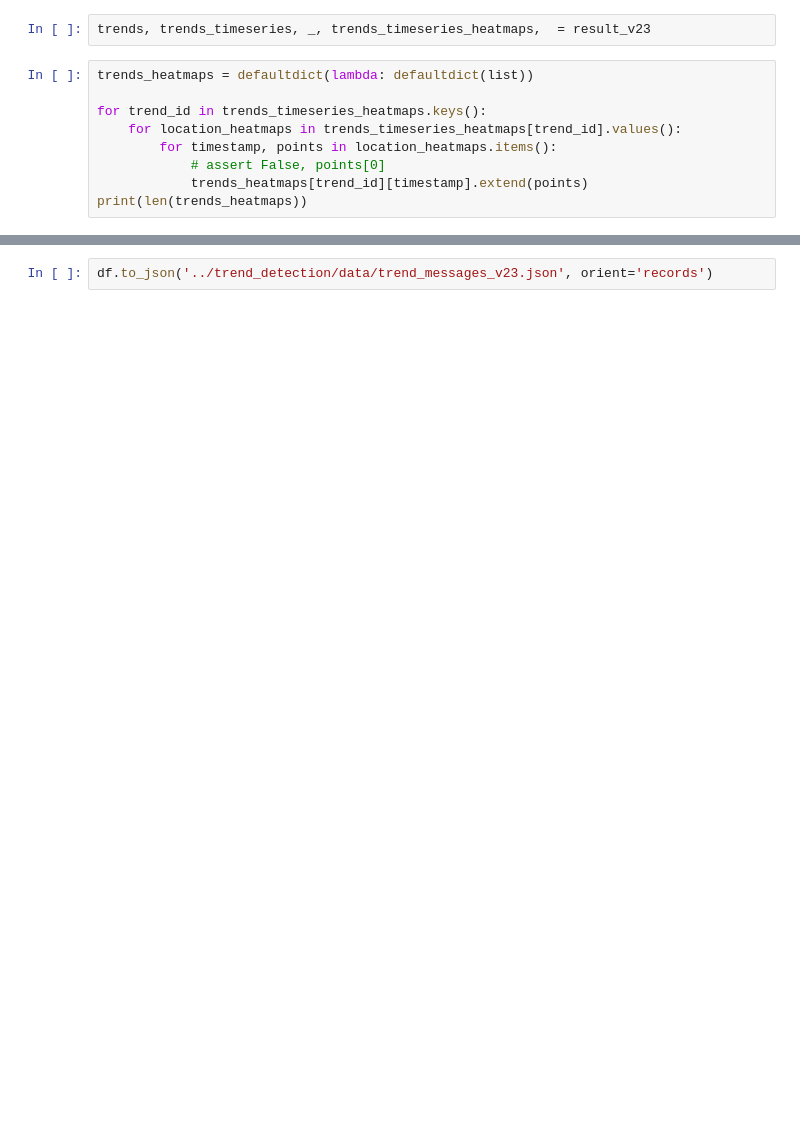
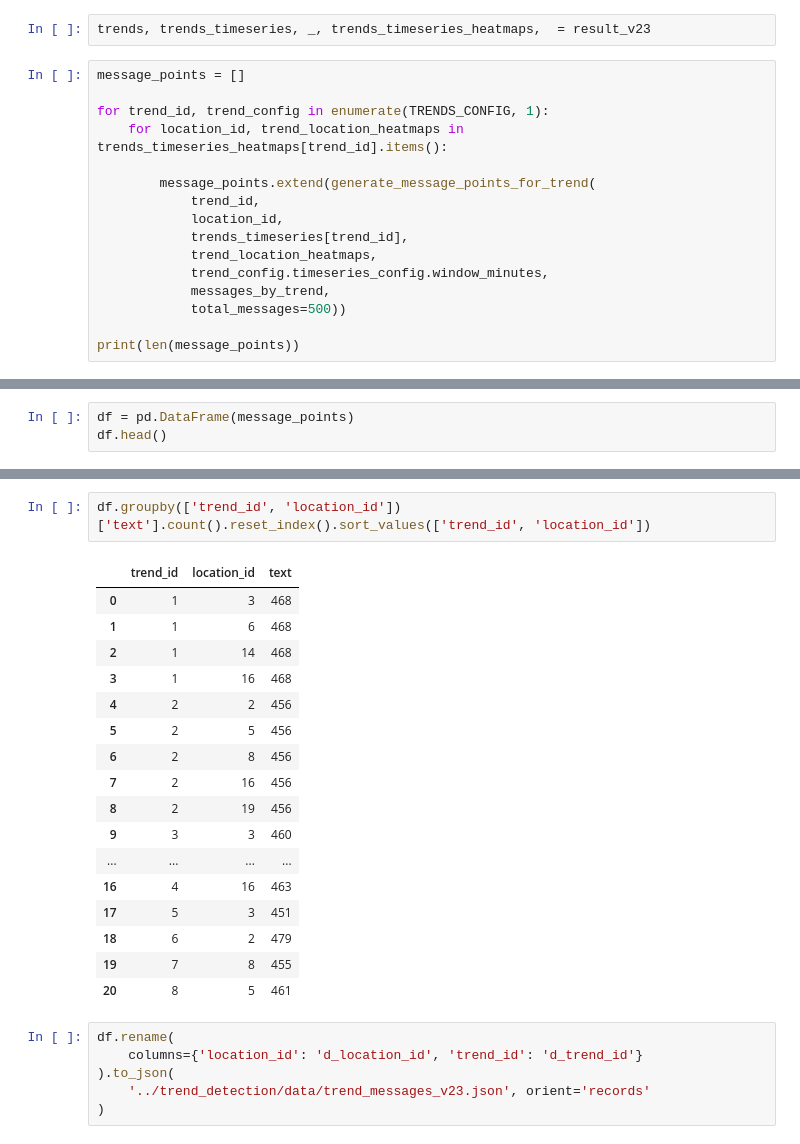
Before and after one commit to krinart/trend-pulse, a Jupyter notebook: notebooks/Trend Generation.ipynb, the cells around one changed output, grey strips where cells are left out. Drawn from its saved outputs; the diff is of its cells as text; blank space fills up the shorter version.

Commit message:
Add trend_id/location_id to flink messages

```diff
--- a/notebooks/Trend Generation.ipynb
+++ b/notebooks/Trend Generation.ipynb
@@ -477,12 +479,19 @@ def generate_messages_for_trend(trend_id: str,
 # %%
 trends, trends_timeseries, _, trends_timeseries_heatmaps,  = result_v23
 # %%
-trends_heatmaps = defaultdict(lambda: defaultdict(list))
+message_points = []
 
-for trend_id in trends_timeseries_heatmaps.keys():
-    for location_heatmaps in trends_timeseries_heatmaps[trend_id].values():
-        for timestamp, points in location_heatmaps.items():
-            # assert False, points[0]
-            trends_heatmaps[trend_id][timestamp].extend(points)
-print(len(trends_heatmaps))
+for trend_id, trend_config in enumerate(TRENDS_CONFIG, 1):
+    for location_id, trend_location_heatmaps in trends_timeseries_heatmaps[trend_id].items():
+
+        message_points.extend(generate_message_points_for_trend(
+            trend_id,
+            location_id,
+            trends_timeseries[trend_id],
+            trend_location_heatmaps,
+            trend_config.timeseries_config.window_minutes,
+            messages_by_trend,
+            total_messages=500))
+
+print(len(message_points))
 # %% [output]
@@ -513,0 +499,3 @@ df.head()
+# %%
+df = pd.DataFrame(message_points)
+df.head()
@@ -514,2 +509,26 @@ df.head()
+# %%
+df.groupby(['trend_id', 'location_id'])['text'].count().reset_index().sort_values(['trend_id', 'location_id'])
+# %% [output]
+|  | trend_id | location_id | text |
+| 0 | 1 | 3 | 468 |
+| 1 | 1 | 6 | 468 |
+| 2 | 1 | 14 | 468 |
+| 3 | 1 | 16 | 468 |
+| 4 | 2 | 2 | 456 |
+| 5 | 2 | 5 | 456 |
+| 6 | 2 | 8 | 456 |
+| 7 | 2 | 16 | 456 |
+| 8 | 2 | 19 | 456 |
+| 9 | 3 | 3 | 460 |
+| ... | ... | ... | ... |
+| 16 | 4 | 16 | 463 |
+| 17 | 5 | 3 | 451 |
+| 18 | 6 | 2 | 479 |
+| 19 | 7 | 8 | 455 |
+| 20 | 8 | 5 | 461 |
 # %%
-df.to_json('../trend_detection/data/trend_messages_v23.json', orient='records')
+df.rename(
+    columns={'location_id': 'd_location_id', 'trend_id': 'd_trend_id'}
+).to_json(
+    '../trend_detection/data/trend_messages_v23.json', orient='records'
+)
```
Also changed, not shown: parts of 5 cells of this notebook, 6 other files.
